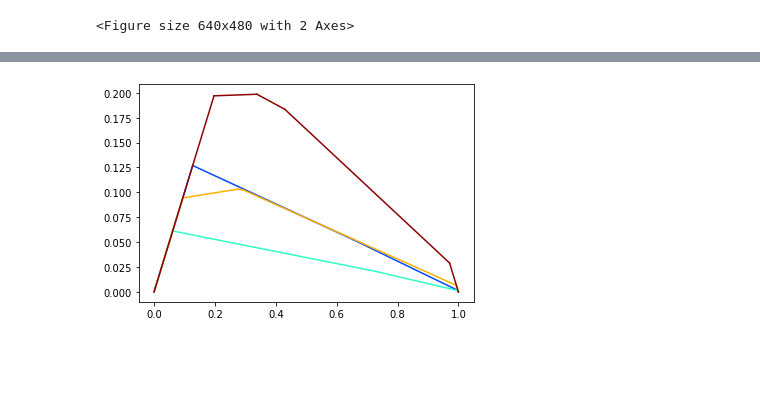
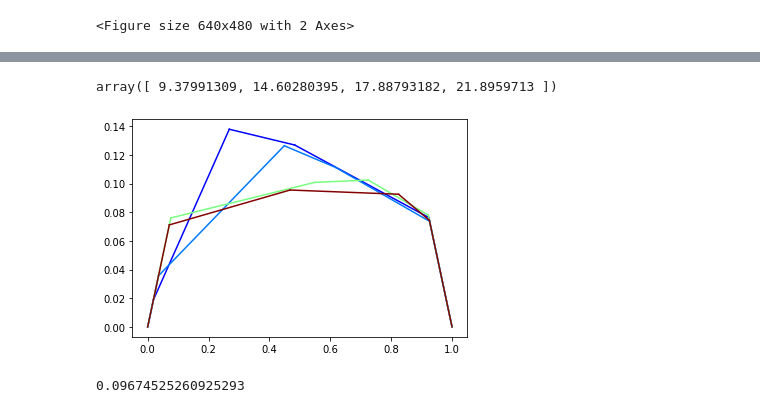
Before and after one commit to Without-wax/Source, a Jupyter notebook: Classifier Selection/Case Study.ipynb, the cells around one changed output, grey strips where cells are left out. Saved outputs shown, nothing was run; the diff lists cells and outputs as text; code cells hidden in the pictures; blank space fills up the shorter version.

```diff
--- a/Classifier Selection/Case Study.ipynb
+++ b/Classifier Selection/Case Study.ipynb
@@ -54,7 +54,7 @@ node_count = np.zeros(4)
 # for j,k in enumerate(contingencies):
 
 
-lbl = 1000
+lbl = 800
 feat_s = time.time()
 #Split data into training, CV and test set
 X_train, X_test, y_train, y_test = train_test_split(X_,y[lbl],test_size=0.25, random_state = 0)
@@ -190,6 +278,12 @@ plt.show()
+# %%
+stop
+# %% [output]
+array([ 9.37991309, 14.60280395, 17.88793182, 21.8959713 ])
 # %%
 #Cost curves
 # cc = 1
+
+cc_s = time.time()
 for cc in range(len(tpr)):
     size = fpr[cc].shape[0]
 
@@ -208,35 +302,45 @@ for cc in range(len(tpr)):
     E_ = ['' for i in range(size)]
     _E = ['' for i in range(size)]
     for i in range(size):
         E[i] = ((1-tpr[cc][i])*p*c + fpr[cc][i]*(1-p))/(p*c + (1-p))
         _E[i] = ((1-tpr[cc][i])*p*_c + fpr[cc][i]*(1-p))/(p*_c + (1-p))
         E_[i] = ((1-tpr[cc][i])*p*c_ + fpr[cc][i]*(1-p))/(p*c_ + (1-p))
 
     if(size >= 6):
+#         E = [E[0],E[round(size/8)],E[round(size/4)],E[round(3*size/8)],E[round(size/2)],E[round(5*size/8)],E[round(3*size/4)],E[-1]]
+#         _E = [_E[0],_E[round(size/8)],_E[round(size/4)],_E[round(3*size/8)],_E[round(size/2)],_E[round(5*size/8)],_E[round(3*size/4)],_E[-1]]
+#         E_ = [E_[0],E_[round(size/8)],E_[round(size/4)],E_[round(3*size/8)],E_[round(size/2)],E_[round(5*size/8)],E_[round(3*size/4)],E_[-1]]
+
         E = [E[0],E[round(size/4)],E[round(size/2)],E[round(3*size/4)],E[-1]]
         _E = [_E[0],_E[round(size/4)],_E[round(size/2)],_E[round(3*size/4)],_E[-1]]
         E_ = [E_[0],E_[round(size/4)],E_[round(size/2)],E_[round(3*size/4)],E_[-1]]
     else:
         E = [E[0],E[1],E[-2],E[-1]]
         _E = [_E[0],_E[1],_E[-2],_E[-1]]
         E_ = [E_[0],E_[1],E_[-2],E_[-1]]
 
 
     #Plot cost curves
     x = np.zeros(len(E)+1)
     y = np.zeros(len(E)+1)
 
     for i in range(len(E)-1):
         x[i+1],y[i+1] = intersection(p,E[i],p,E[i+1])
     x[len(E)],y[len(E)] = (1,0)
     for i in range(len(E)):
         plt.plot([x[i],x[i+1]],[y[i],y[i+1]],color=colormap(normalize(int(node_count[cc]))))
+
+cc_f = time.time() - cc_s
 # for i in range(len(E)):
 #     plt.plot(p,E[i])
 # plt.ylim(0,1)
-# plt.savefig('curve.PNG', dpi=700)
+# plt.savefig('cont800-cc.PNG', dpi=700)
 # %% [output]
-[figure, old version]
+[figure, new version]
+# %%
+cc_f
+# %% [output]
+0.09674525260925293
 # %%
 x = np.zeros(len(E)+1)
 y = np.zeros(len(E)+1)
```
Also changed, not shown: parts of 7 cells of this notebook.
